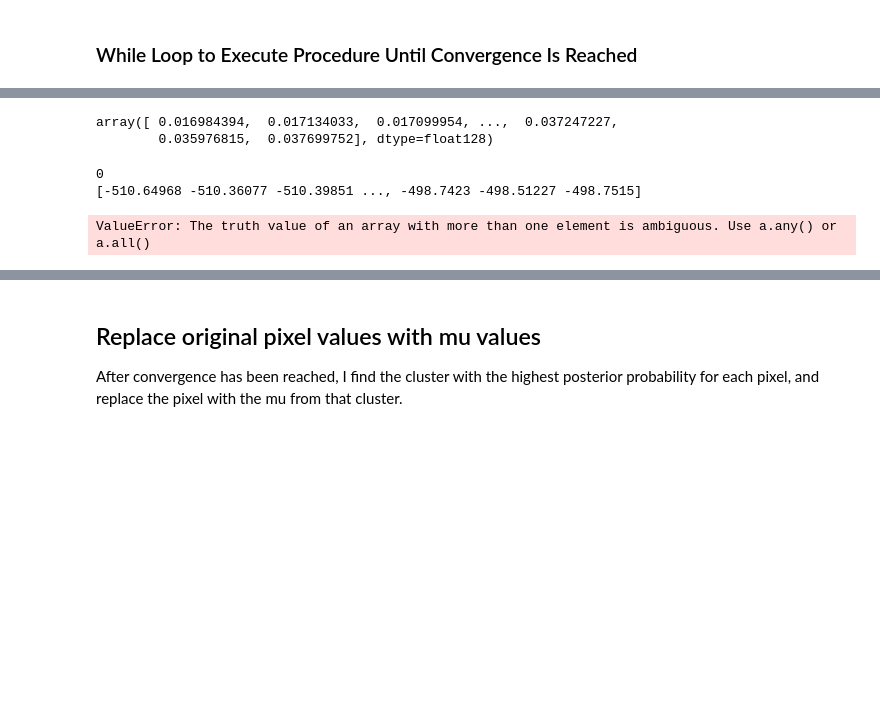
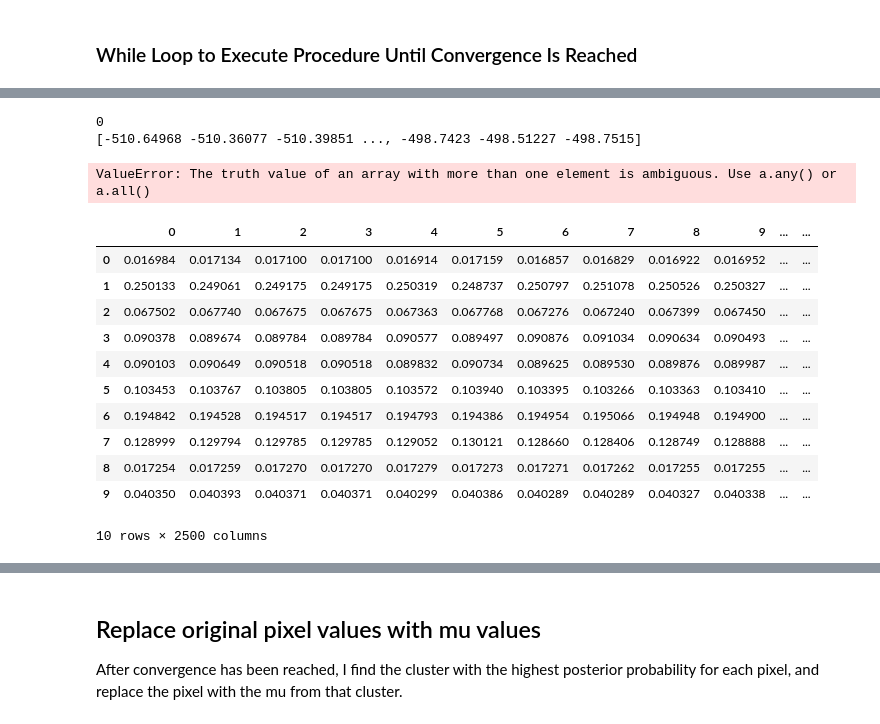
Before and after one commit to EloiseRosen/HW7, a Jupyter notebook: hw7_problem2.ipynb, the cells around one changed output, grey strips where cells are left out. Cells and saved outputs as stored; diff of their text form; code cells hidden in the pictures; blank space fills up the shorter version.

Commit message:
Replace original pixel values with mu values

```diff
--- a/hw7_problem2.ipynb
+++ b/hw7_problem2.ipynb
@@ -220,11 +214,6 @@ def determine_if_converged(old_wij_list, new_wij_list):
         return True
     else:
         return False
-# %%
-wij_list[0]
-# %% [output]
-array([ 0.016984394,  0.017134033,  0.017099954, ...,  0.037247227,
-        0.035976815,  0.037699752], dtype=float128)
 # %%
 while not_done:
 
@@ -235,7 +224,7 @@ while not_done:
     if curr_run_num >= 1:
         old_wij_list = wij_list
         wij_list, x_i_minus_mu_j_list = calc_w_ij(df, num_segments, new_mu_list, new_pi)
-        coverged = determine_convergence(old_wij_list, wij_list)
+        coverged = determine_convergence(old_wij_list, wij_list, num_segments)
 
 
     ### CALC NEW MU
@@ -265,3 +254,20 @@ ValueError: The truth value of an array with more than one element is ambiguous.
 # 2. for each pixel find the cluster with the highest posterior prob, and replace the pixel
 # values with that mu
 # 3. display new pic
+# %%
+pixel_df = pd.DataFrame(wij_list)
+# %%
+pixel_df
+# %% [output]
+|  | 0 | 1 | 2 | 3 | 4 | 5 | 6 | 7 | 8 | 9 | ... | ... |
+| 0 | 0.016984 | 0.017134 | 0.017100 | 0.017100 | 0.016914 | 0.017159 | 0.016857 | 0.016829 | 0.016922 | 0.016952 | ... | ... |
+| 1 | 0.250133 | 0.249061 | 0.249175 | 0.249175 | 0.250319 | 0.248737 | 0.250797 | 0.251078 | 0.250526 | 0.250327 | ... | ... |
+| 2 | 0.067502 | 0.067740 | 0.067675 | 0.067675 | 0.067363 | 0.067768 | 0.067276 | 0.067240 | 0.067399 | 0.067450 | ... | ... |
+| 3 | 0.090378 | 0.089674 | 0.089784 | 0.089784 | 0.090577 | 0.089497 | 0.090876 | 0.091034 | 0.090634 | 0.090493 | ... | ... |
+| 4 | 0.090103 | 0.090649 | 0.090518 | 0.090518 | 0.089832 | 0.090734 | 0.089625 | 0.089530 | 0.089876 | 0.089987 | ... | ... |
+| 5 | 0.103453 | 0.103767 | 0.103805 | 0.103805 | 0.103572 | 0.103940 | 0.103395 | 0.103266 | 0.103363 | 0.103410 | ... | ... |
+| 6 | 0.194842 | 0.194528 | 0.194517 | 0.194517 | 0.194793 | 0.194386 | 0.194954 | 0.195066 | 0.194948 | 0.194900 | ... | ... |
+| 7 | 0.128999 | 0.129794 | 0.129785 | 0.129785 | 0.129052 | 0.130121 | 0.128660 | 0.128406 | 0.128749 | 0.128888 | ... | ... |
+| 8 | 0.017254 | 0.017259 | 0.017270 | 0.017270 | 0.017279 | 0.017273 | 0.017271 | 0.017262 | 0.017255 | 0.017255 | ... | ... |
+| 9 | 0.040350 | 0.040393 | 0.040371 | 0.040371 | 0.040299 | 0.040386 | 0.040289 | 0.040289 | 0.040327 | 0.040338 | ... | ... |
+10 rows × 2500 columns
```
Also changed, not shown: parts of 18 cells of this notebook.
